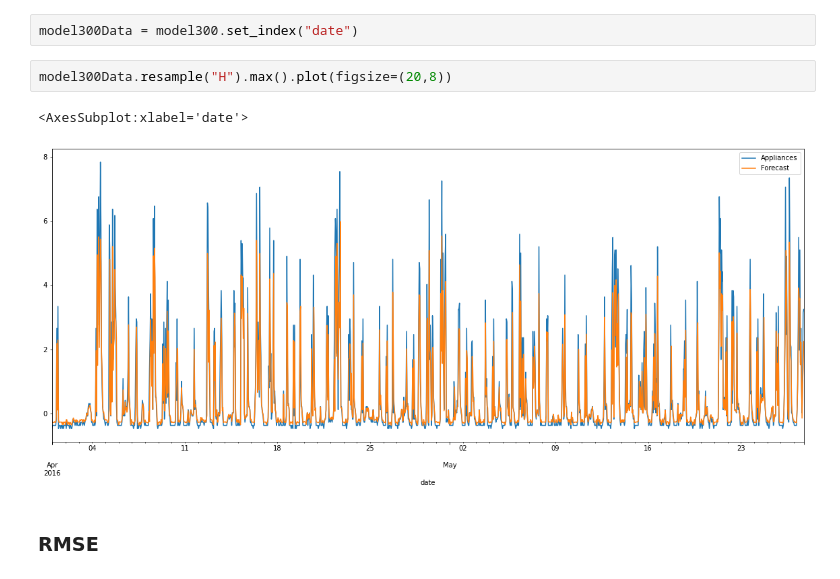
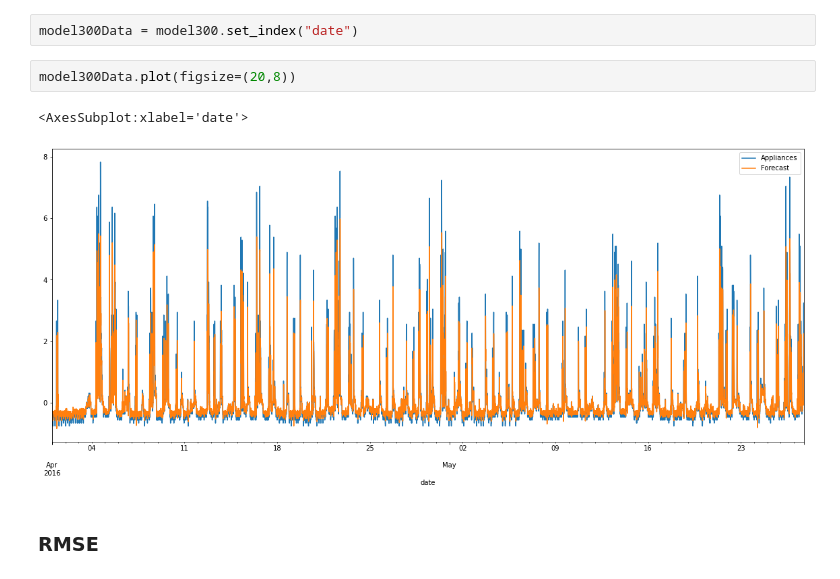
Before and after one commit to JoeKifle/ISPR---Autoregressive-analysis, a Jupyter notebook: telila.ipynb, the cells around one changed output. Saved outputs shown, nothing was run; the diff lists cells and outputs as text.

```diff
--- a/telila.ipynb
+++ b/telila.ipynb
@@ -224,10 +224,10 @@ model300 = pd.read_csv('data/modelPred300.csv',parse_dates=[0], squeeze=True,use
 # %%
 model300Data = model300.set_index("date")
 # %%
-model300Data.resample("H").max().plot(figsize=(20,8))
+model300Data.plot(figsize=(20,8))
 # %% [output]
 <AxesSubplot:xlabel='date'>
-[figure, old version]
+[figure, new version]
 # %% [markdown]
 ### RMSE
 # %%
```
Also changed, not shown: parts of 8 cells of this notebook, 1 other file.
